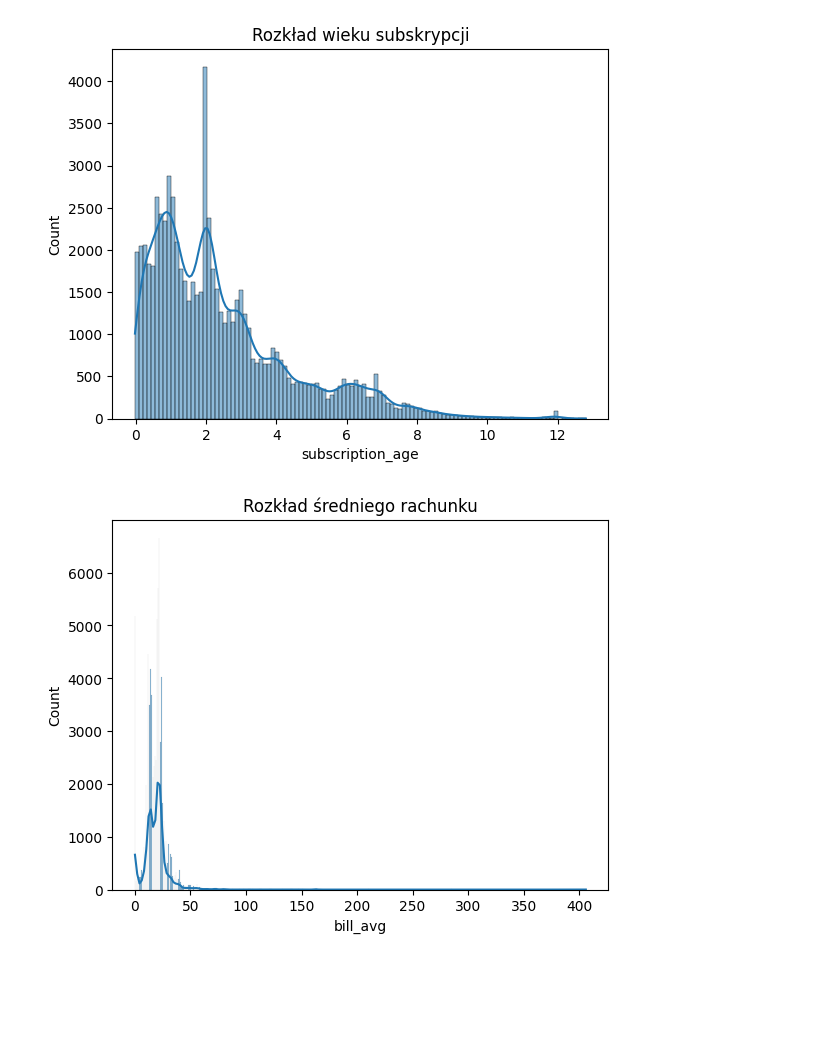
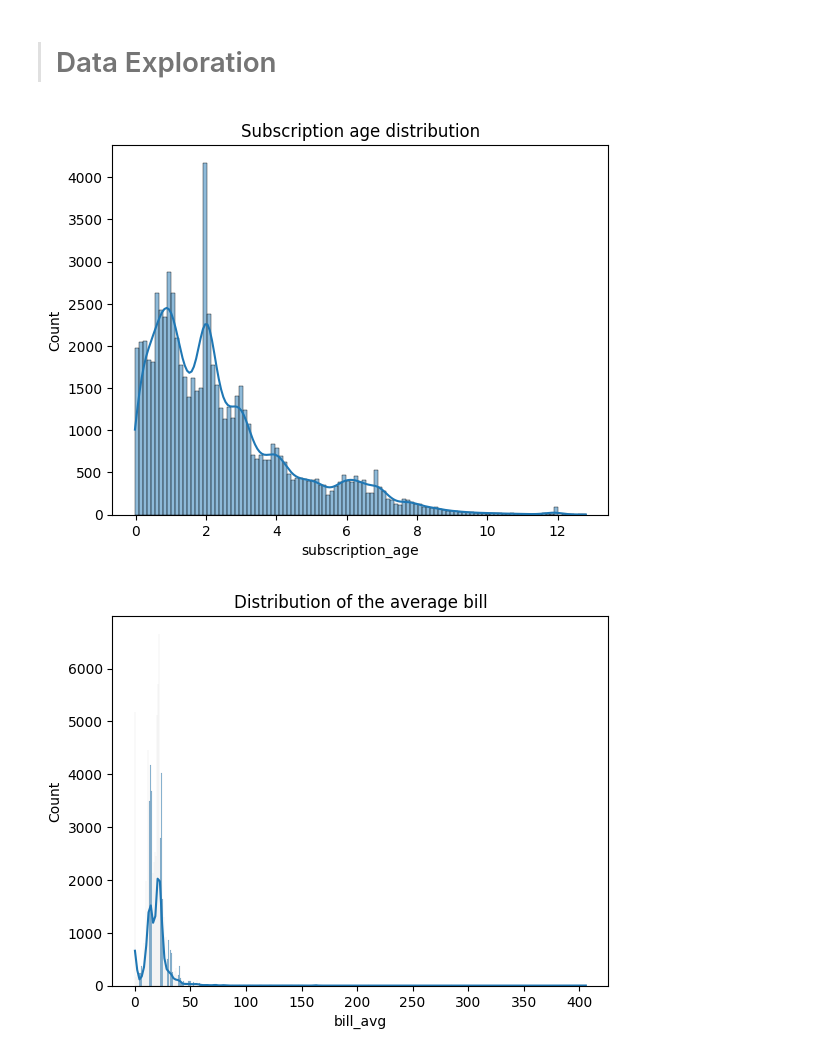
Before and after one commit to rafalradx/churn-shield, a Jupyter notebook: notebooks/project.ipynb, the cells around one changed output. Cells and saved outputs as stored; diff of their text form; code cells hidden in the pictures; blank space fills up the shorter version.

```diff
--- a/notebooks/project.ipynb
+++ b/notebooks/project.ipynb
@@ -99,0 +17,12 @@ Pierwsze 5 wierszy danych:
+# %%
+# Read csv data file
+df = pd.read_csv("../data/internet_service_churn.csv")
+
+# drop user id
+df.drop('id', axis=1, inplace=True)
+
+print(df.shape)
+
+# Data preview
+print("\nhe first 5 rows of data:")
+print(df.head())
@@ -100,18 +65,20 @@ Pierwsze 5 wierszy danych:
+# %% [markdown]
+> # Data Exploration
 # %%
-# Rozkład zmiennej 'subscription_age'
+# Distribution of the 'subscription_age' variable_age'
 sns.histplot(df['subscription_age'], kde=True)
-plt.title('Rozkład wieku subskrypcji')
+plt.title('Subscription age distribution')
 plt.show()
 
-# Rozkład zmiennej 'bill_avg'
+# Distribution of the 'bill_avg' variable
 sns.histplot(df['bill_avg'], kde=True)
-plt.title('Rozkład średniego rachunku')
+plt.title('Distribution of the average bill')
 plt.show()
 
-# Rozkład zmiennej 'churn'
+# Distribution of the 'churn' variable
 sns.countplot(x='churn', data=df)
-plt.title('Rozkład rezygnacji')
+plt.title('Resignation schedule')
 plt.show()
 # %% [output]
-[figure, old version]
+[figure, new version]
-[figure, old version]
+[figure, new version]
```
Also changed, not shown: parts of 32 cells of this notebook, 1 other file.
